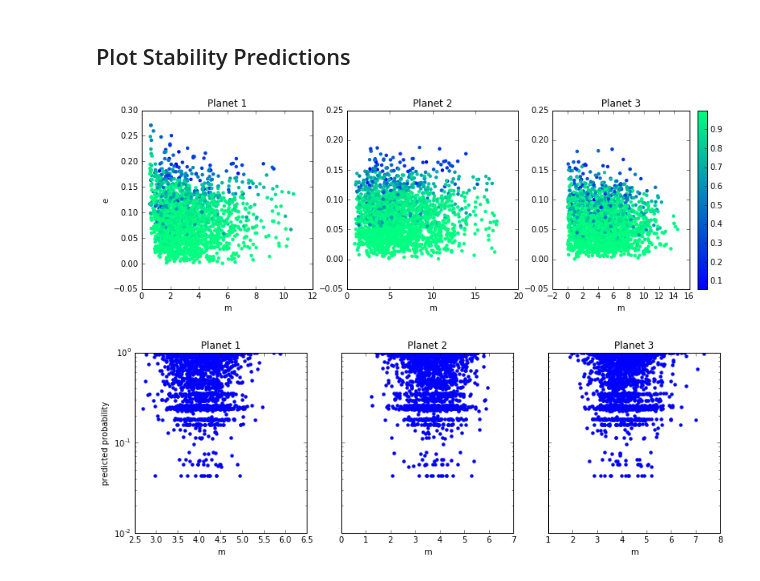
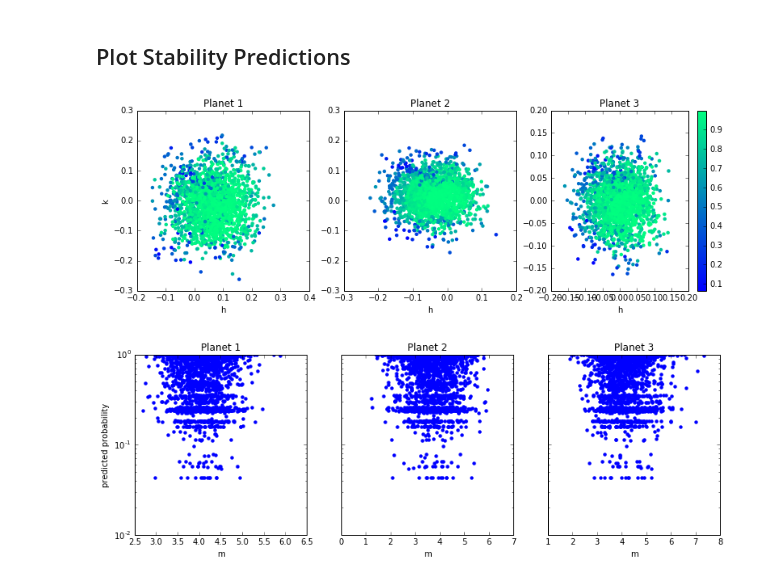
Before and after one commit to afcarl/stability_predict, a Jupyter notebook: analyzesystem.ipynb, the cells around one changed output. Drawn from its saved outputs; the diff is of its cells as text; code cells hidden in the pictures.

```diff
--- a/analyzesystem.ipynb
+++ b/analyzesystem.ipynb
@@ -11,7 +11,7 @@ import rebound
 # %% [markdown]
 ## Load data
 # %%
-system = "KOI-2086"    #KOI-0156, KOI-0168, KOI-2086
+system = "KOI-0156"    #KOI-0156, KOI-0168, KOI-2086
 
 #load data and predicted stability probabilities
 data = pd.read_csv("systems/%s_data.csv"%system)
@@ -33,27 +33,27 @@ except:
 # %% [markdown]
 ## Plot Stability Predictions
 # %%
-x = "m"
-y = "e"
+x = "h"
+y = "k"
 proba = results["predict_proba"].values
 
 colorbar = 'winter'
 f, (ax1, ax2, ax3) = plt.subplots(1,3, figsize=[13, 4])
 ax1.scatter(data["%s1"%x][:len(proba)], data["%s1"%y][:len(proba)], c=proba, cmap=colorbar, lw=0)
 ax2.scatter(data["%s2"%x][:len(proba)], data["%s2"%y][:len(proba)], c=proba, cmap=colorbar, lw=0)
 c=ax3.scatter(data["%s3"%x][:len(proba)], data["%s3"%y][:len(proba)], c=proba, cmap=colorbar, lw=0)
 
 ax1.set_ylabel(y)
 ax1.set_xlabel(x)
 ax2.set_xlabel(x)
 ax3.set_xlabel(x)
 ax1.set_title("Planet 1")
 ax2.set_title("Planet 2")
 ax3.set_title("Planet 3")
 cb = f.colorbar(c)
 plt.savefig("images/%s_%s%s.png"%(system,x,y))
 # %% [output]
-[figure, old version]
+[figure, new version]
 # %%
 proba = results["predict_proba"].values
 
```
Also changed, not shown: parts of 7 cells of this notebook, 2 other files.
